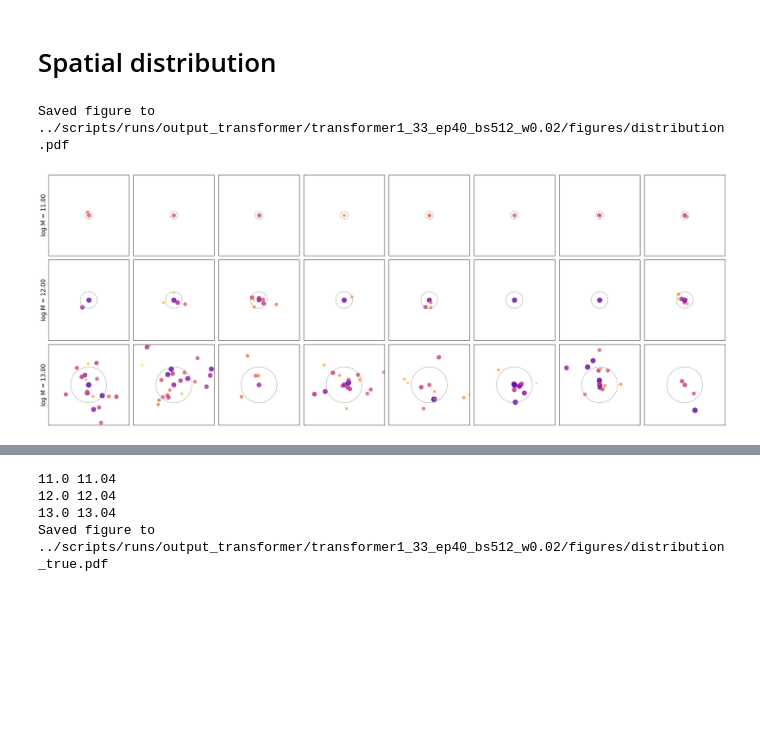
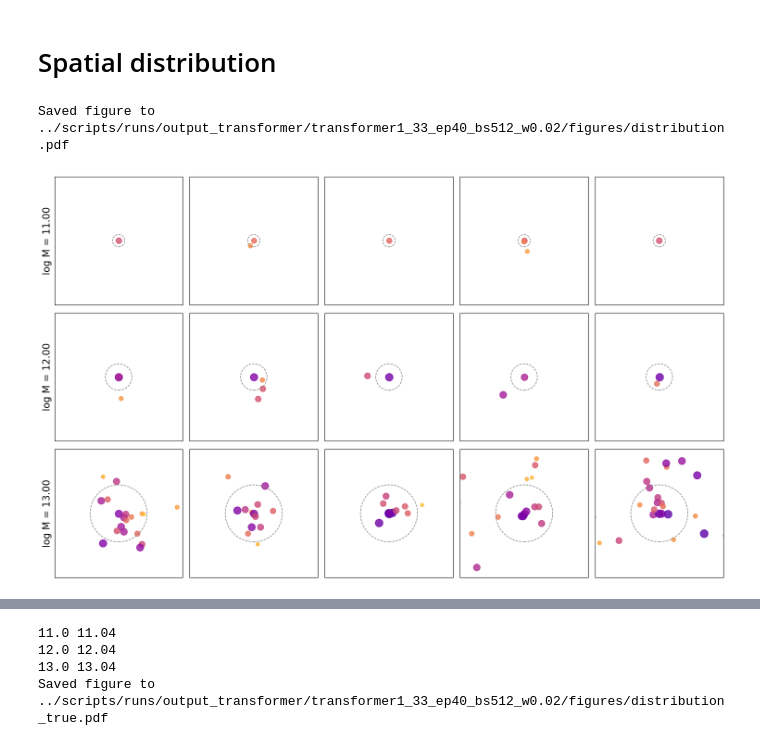
Before and after one commit to knmoriwaki/cosmoglint, a Jupyter notebook: notebooks/plot_transformer.ipynb, the cells around one changed output, grey strips where cells are left out. Drawn from its saved outputs; the diff is of its cells as text; code cells hidden in the pictures; blank space fills up the shorter version.

```diff
--- a/notebooks/plot_transformer.ipynb
+++ b/notebooks/plot_transformer.ipynb
@@ -819,8 +819,7 @@ colors_red = [(0.98, 0.8, 0.8),(0.9, 0.4, 0.4),"red"]
 
 _nbins = 20
 _xbins = np.linspace(0, 1, _nbins+1)
-_xbins_physical_unit = normalize(np.repeat(_xbins[:,None], len(opt.input_features), axis=-1), opt.input_features, opt.norm_param_dict, inverse=True, convert=False)
-
+_xbins_physical_unit = normalize(np.repeat(_xbins[:,None], len(opt.input_features), axis=-1), opt.input_features[0], opt.norm_param_dict, inverse=True, convert=False)
 _xbin_indices_true = np.digitize(x_true, _xbins) - 1 # (num_samples,)
 
 for i in [0, 5, 7, 10]: #[5,7,9]:
@@ -897,7 +896,7 @@ colors_red = [(0.98, 0.8, 0.8),(0.9, 0.4, 0.4),"red"]
 
 _nbins = 20
 _xbins = np.linspace(0, 1, _nbins+1)
-_xbins_physical_unit = normalize(np.repeat(_xbins[:,None], len(opt.input_features), axis=-1), opt.input_features, opt.norm_param_dict, inverse=True, convert=False)
+_xbins_physical_unit = normalize(np.repeat(_xbins[:,None], len(opt.input_features), axis=-1), opt.input_features[0], opt.norm_param_dict, inverse=True, convert=False)
 
 _xbin_indices_true = np.digitize(x_true, _xbins) - 1 # (num_samples,)
 
@@ -1278,6 +1277,7 @@ colors = [cmap(i) for i in range(20)] * 10
 
 threshold_phys = 1e-3
 bin_of_threshold = int( normalize(threshold_phys, opt.output_features[0], opt.norm_param_dict) * opt.num_features_out )
+
 def show_prob(prob, generated, length, iparam=0, title=None, ylim=(0, 0.18), log_scale=False, tag="", sample_label=None, separate_end_token=True, show_legend=True):
     if iparam == 0 and separate_end_token:
         fig = plt.figure(figsize=(6, 4.5))
@@ -1326,6 +1326,10 @@ def show_prob(prob, generated, length, iparam=0, title=None, ylim=(0, 0.18), log
             continue
         if k != 0 and iparam != 0:
             prob[k,iparam,0] = 0.0
+
+        if k == length:
+            if opt.use_flat_representation and iparam != 0:
+                break
 
         prob[k,iparam,:] /= prob[k,iparam,:].sum()
 
@@ -1412,6 +1416,10 @@ with torch.no_grad():
 generated_test = generated_test.detach().cpu().numpy()
 prob = prob.detach().cpu().numpy()
 
+if opt.use_flat_representation:
+    generated_test = generated_test.squeeze(2).reshape(len(generated_test), -1, opt.num_features_in)
+    prob = prob.squeeze(2).reshape(len(prob), -1, opt.num_features_in, opt.num_features_out)
+
 threshold = normalize(threshold_phys, opt.output_features[0], opt.norm_param_dict)
 length_generated_test = calc_length(generated_test, threshold)
 
@@ -1489,10 +1497,18 @@ for i in list_to_show:
     x_test = torch.tensor(x_true_test, dtype=torch.float32).to(device)
     y_test = torch.tensor(y_true_test, dtype=torch.float32).to(device)
 
+    y_test = y_test[:,:-1]
+
+    if opt.use_flat_representation:
+        y_test = y_test.reshape(len(y_test), -1, 1)
+
     with torch.no_grad():
-        y_test = y_test[:,:-1]
         prob_test = model(x_test, y_test) #max_ids=max_ids)
     prob_test = prob_test.detach().cpu().numpy()
+
+    if opt.use_flat_representation:
+        prob_test = prob_test[:, :-1]
+        prob_test = prob_test.squeeze(2).reshape(len(prob_test), -1, opt.num_features_in, opt.num_features_out)
 
     threshold = normalize(1e-3, opt.output_features[0], opt.norm_param_dict)
     length_generated_test = calc_length(y_true_test, threshold)
@@ -1634,35 +1650,39 @@ def show_distribution(gen, length, x_physical_unit, panel_id=[1,1,1], xmax_to_sh
         if i == 0:
             ax.set_ylabel(ylabel, fontsize=15)
 
 
 x_phys_list = [11.001, 12, 13]
-ncols = 8
+ncols = 5
 nrows = len(x_phys_list)
 plt.figure(figsize=(ncols*3, nrows*3))
 plt.subplots_adjust(hspace=0.1, wspace=0.1)
 
 panel_id = 1
 for i, x_physical_unit in enumerate(x_phys_list):
     if x_physical_unit == 12:
         gen_test = generated_test.copy()
         length_gen_test = length_generated_test
     else:
         x_test = np.array( [10 ** x_physical_unit] * 10 )
         x_test = normalize(x_test, opt.input_features[0], opt.norm_param_dict)
         x_test = torch.tensor(x_test, dtype=torch.float32).to(device)
         with torch.no_grad():
             gen_test, _ = model.generate(x_test, prob_threshold=1e-5, max_ids=max_ids)
         gen_test = gen_test.detach().cpu().numpy()
+
+        if opt.use_flat_representation:
+            gen_test = gen_test.squeeze(2).reshape(len(gen_test), -1, opt.num_features_in)
+
         length_gen_test = calc_length(gen_test, threshold)
 
     ylabel = "log M = {:.2f}".format(x_physical_unit)
     show_distribution(gen_test[:ncols], length_gen_test, x_physical_unit, panel_id=(nrows, ncols, panel_id), ylabel=ylabel)
     panel_id = panel_id + ncols
 
 my_savefig("{}/distribution.pdf".format(output_dir))
 # %% [output]
 Saved figure to ../scripts/runs/output_transformer/transformer1_33_ep40_bs512_w0.02/figures/distribution.pdf
-[figure, old version]
+[figure, new version]
 # %%
 seed = 12345
 np.random.seed(seed)
```
Also changed, not shown: parts of 12 cells of this notebook, 4 other files.
